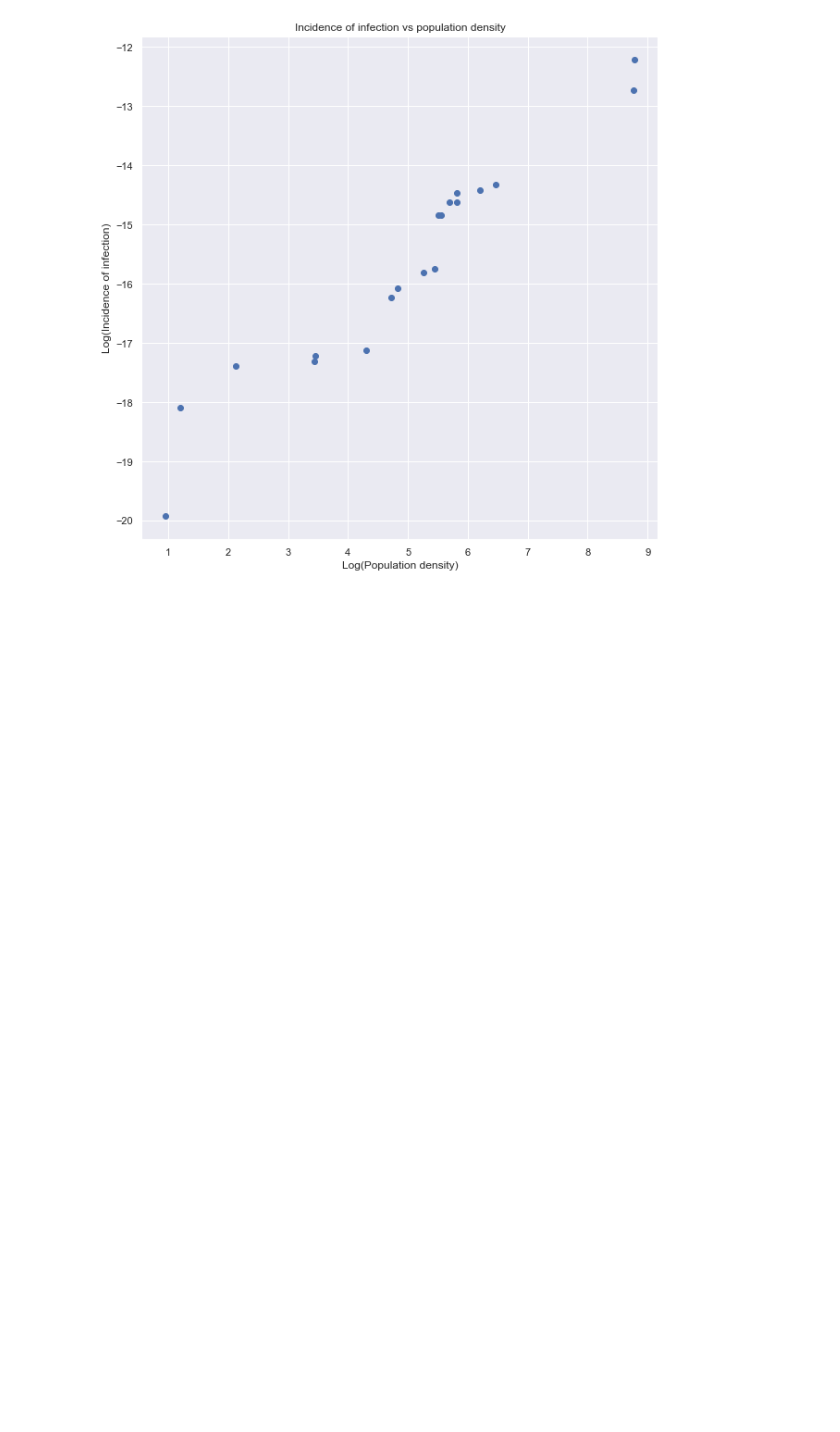
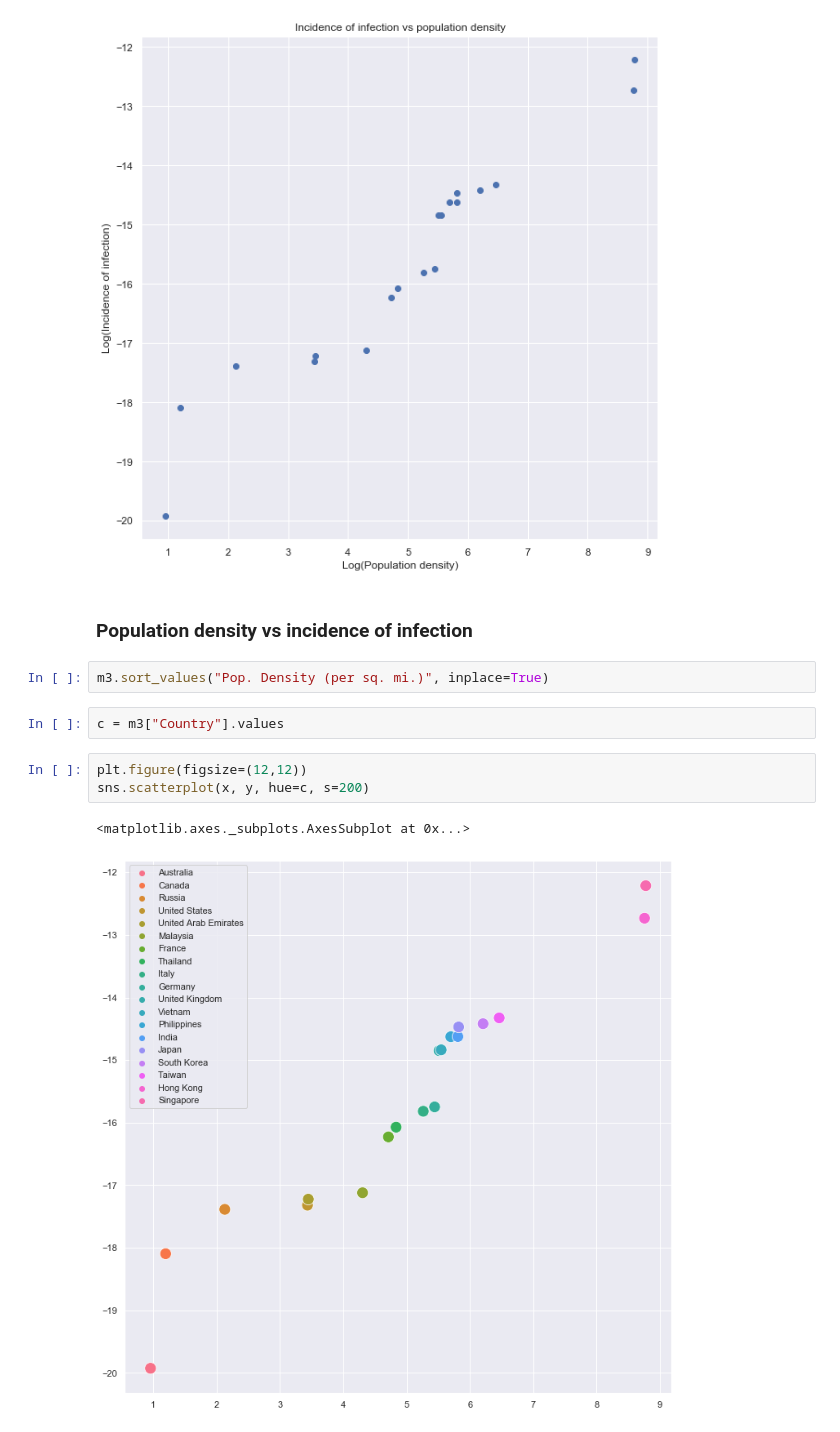
Before and after one commit to ugovaretto/corona, a Jupyter notebook: Corona.ipynb, the cells around one changed output. Cells and saved outputs as stored; diff of their text form; blank space fills up the shorter version.

Commit message:
Added per country info

```diff
--- a/Corona.ipynb
+++ b/Corona.ipynb
@@ -213,3 +213,15 @@ plt.scatter(x,y)
 # %% [output]
 <matplotlib.collections.PathCollection at 0x...>
 [figure]
+# %% [markdown]
+### Population density vs incidence of infection
+# %%
+m3.sort_values("Pop. Density (per sq. mi.)", inplace=True)
+# %%
+c = m3["Country"].values
+# %%
+plt.figure(figsize=(12,12))
+sns.scatterplot(x, y, hue=c, s=200)
+# %% [output]
+<matplotlib.axes._subplots.AxesSubplot at 0x...>
+[figure, added]
```
